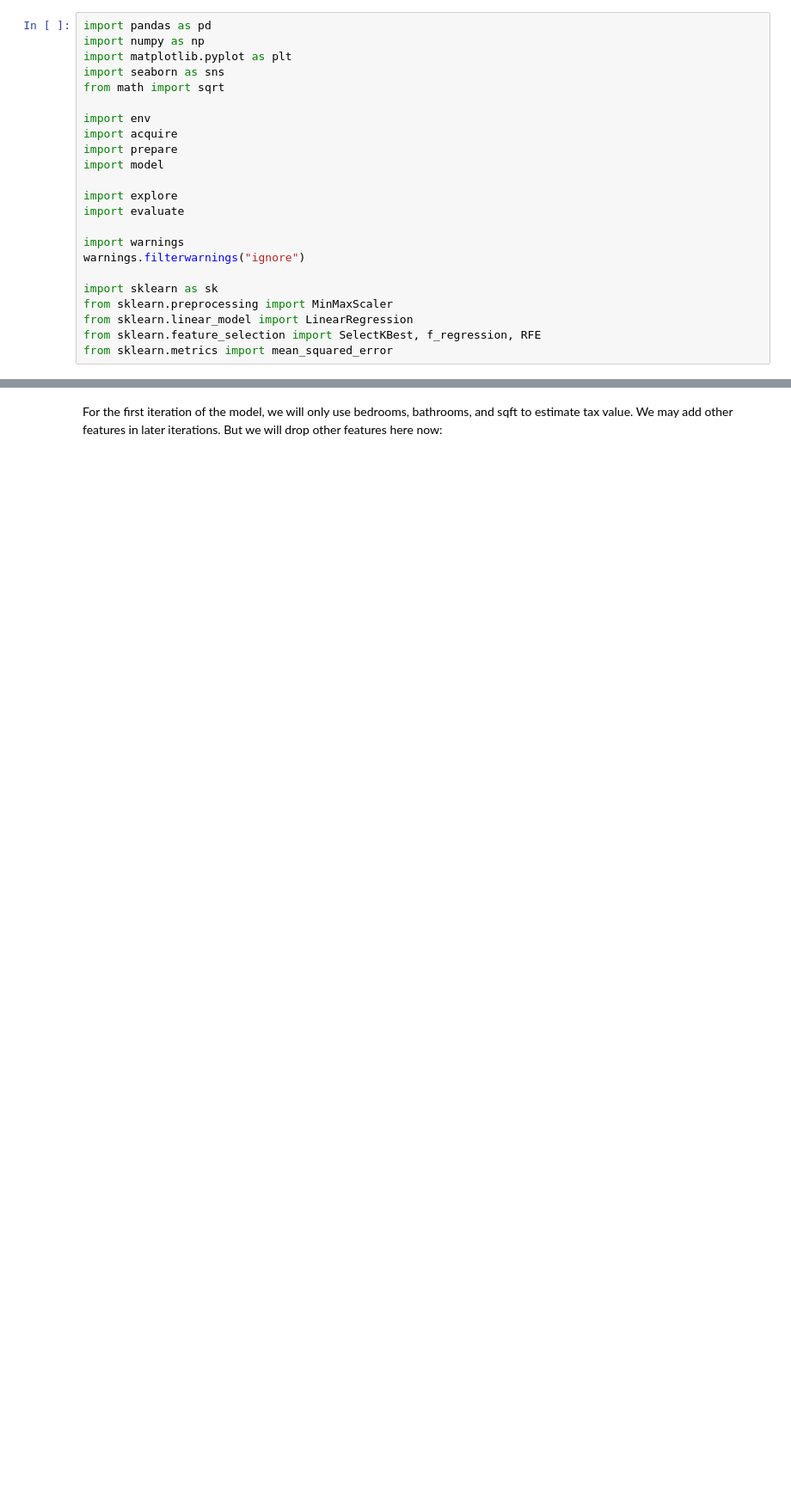
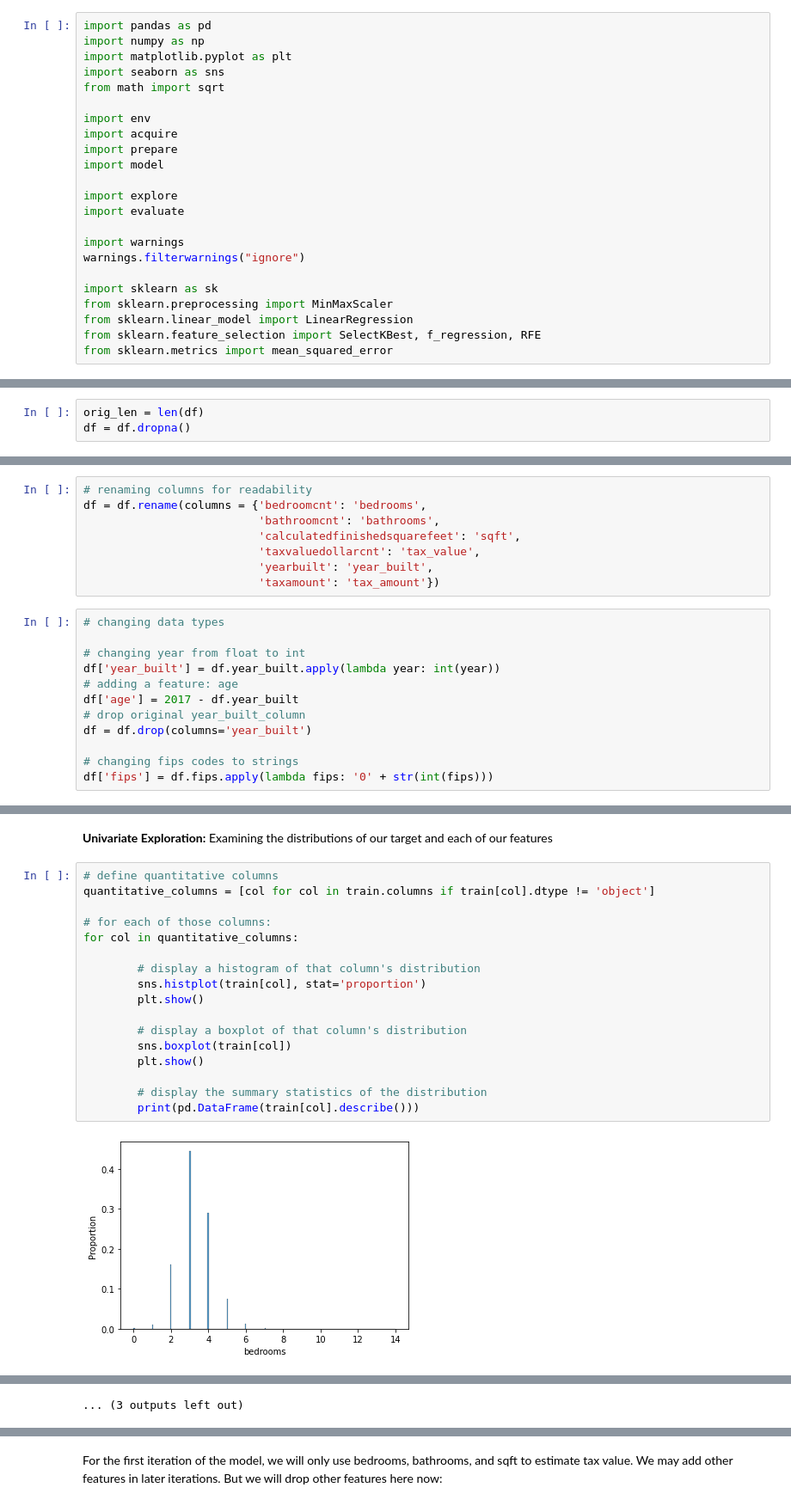
Before and after one commit to bensmith07/zillow-regression-project, a Jupyter notebook: zillow_project.ipynb, the cells around one changed output, grey strips where cells are left out. Shown at 86% size. Drawn from its saved outputs; the diff is of its cells as text; blank space fills up the shorter version.

Commit message:
added exploration and hypothesis testing for initial questions.

```diff
--- a/zillow_project.ipynb
+++ b/zillow_project.ipynb
@@ -27,0 +132,3 @@ Reading from local CSV...
+# %%
+orig_len = len(df)
+df = df.dropna()
@@ -27,0 +145,20 @@ Reading from local CSV...
+# %%
+# renaming columns for readability
+df = df.rename(columns = {'bedroomcnt': 'bedrooms',
+                          'bathroomcnt': 'bathrooms',
+                          'calculatedfinishedsquarefeet': 'sqft',
+                          'taxvaluedollarcnt': 'tax_value',
+                          'yearbuilt': 'year_built',
+                          'taxamount': 'tax_amount'})
+# %%
+# changing data types
+
+# changing year from float to int
+df['year_built'] = df.year_built.apply(lambda year: int(year))
+# adding a feature: age
+df['age'] = 2017 - df.year_built
+# drop original year_built_column
+df = df.drop(columns='year_built')
+
+# changing fips codes to strings
+df['fips'] = df.fips.apply(lambda fips: '0' + str(int(fips)))
@@ -41,0 +177,21 @@ Name: sqft, dtype: float64
+# %% [markdown]
+**Univariate Exploration:** Examining the distributions of our target and each of our features
+# %%
+# define quantitative columns
+quantitative_columns = [col for col in train.columns if train[col].dtype != 'object']
+
+# for each of those columns:
+for col in quantitative_columns:
+
+        # display a histogram of that column's distribution
+        sns.histplot(train[col], stat='proportion')
+        plt.show()
+
+        # display a boxplot of that column's distribution
+        sns.boxplot(train[col])
+        plt.show()
+
+        # display the summary statistics of the distribution
+        print(pd.DataFrame(train[col].describe()))
+# %% [output]
+[figure, added]
@@ -41,0 +241 @@ Name: sqft, dtype: float64
+... (3 outputs left out)
```
Also changed, not shown: parts of 55 cells of this notebook.
